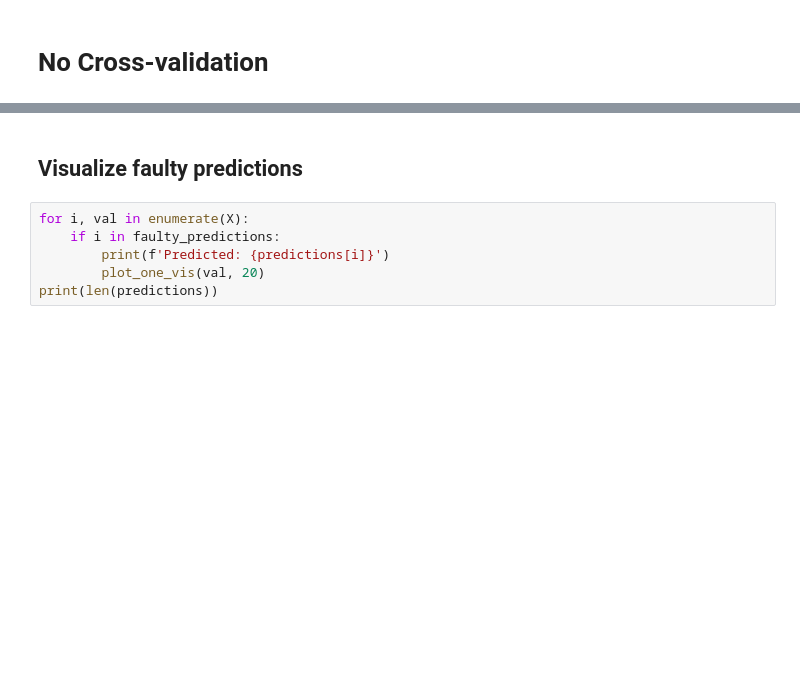
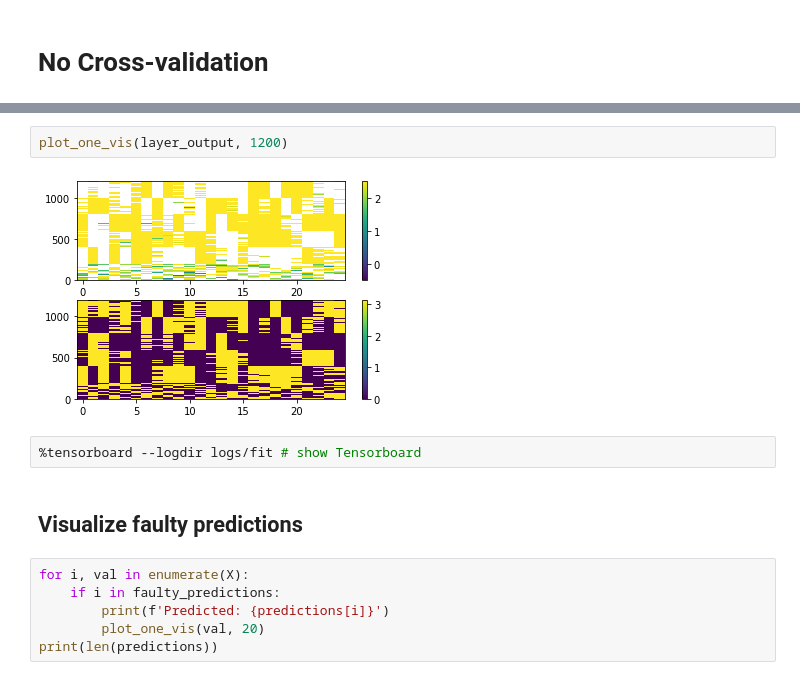
Before and after one commit to musicbyjing/cosmic_dawn_rfi, a Jupyter notebook: classification.ipynb, the cells around one changed output, grey strips where cells are left out. Cells and saved outputs as stored; diff of their text form; blank space fills up the shorter version.

```diff
--- a/classification.ipynb
+++ b/classification.ipynb
@@ -153,3 +224,9 @@ Standard dev.: 0.0
+# %%
+plot_one_vis(layer_output, 1200)
+# %% [output]
+[figure, added]
+# %%
+%tensorboard --logdir logs/fit # show Tensorboard
 # %% [markdown]
 ## Visualize faulty predictions
 # %%
```
Also changed, not shown: parts of 10 cells of this notebook, 2 other files.
